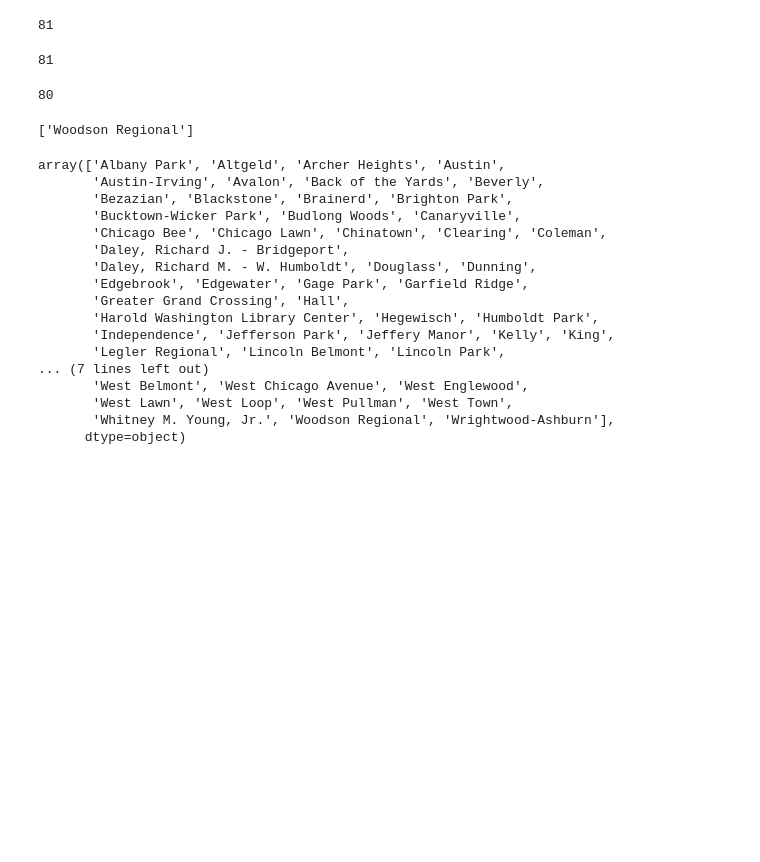
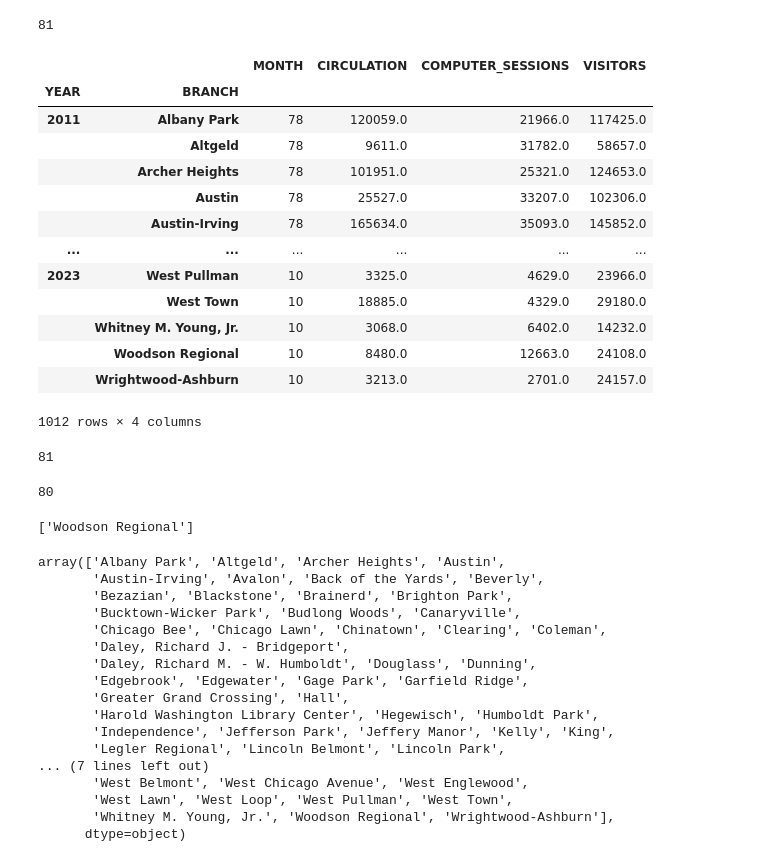
Before and after one commit to uchicago-dsi/cpl_project, a Jupyter notebook: can-summer-2023/rajvi_things/bubblemap_abby_rajviuse.ipynb, the cells around one changed output. Saved outputs shown, nothing was run; the diff lists cells and outputs as text; code cells hidden in the pictures; blank space fills up the shorter version.

```diff
--- a/can-summer-2023/rajvi_things/bubblemap_abby_rajviuse.ipynb
+++ b/can-summer-2023/rajvi_things/bubblemap_abby_rajviuse.ipynb
@@ -34,7 +48,22 @@ branchMetrics.BRANCH.unique().size
 # %%
 #getting sums of Circulation, Computer_Sessions, and Visitors in each branch by year
 metricsByYear = branchMetrics.groupby(['YEAR','BRANCH']).sum()
-#metricsByYear
+metricsByYear
+# %% [output]
+|  |  | MONTH | CIRCULATION | COMPUTER_SESSIONS | VISITORS |
+| YEAR | BRANCH |  |  |  |  |
+| 2011 | Albany Park | 78 | 120059.0 | 21966.0 | 117425.0 |
+|  | Altgeld | 78 | 9611.0 | 31782.0 | 58657.0 |
+|  | Archer Heights | 78 | 101951.0 | 25321.0 | 124653.0 |
+|  | Austin | 78 | 25527.0 | 33207.0 | 102306.0 |
+|  | Austin-Irving | 78 | 165634.0 | 35093.0 | 145852.0 |
+| ... | ... | ... | ... | ... | ... |
+| 2023 | West Pullman | 10 | 3325.0 | 4629.0 | 23966.0 |
+|  | West Town | 10 | 18885.0 | 4329.0 | 29180.0 |
+|  | Whitney M. Young, Jr. | 10 | 3068.0 | 6402.0 | 14232.0 |
+|  | Woodson Regional | 10 | 8480.0 | 12663.0 | 24108.0 |
+|  | Wrightwood-Ashburn | 10 | 3213.0 | 2701.0 | 24157.0 |
+1012 rows × 4 columns
 # %%
 #Resetting the index for metricsByYear and mergind with location data
 metricsByYear.reset_index(inplace = True)
```
Also changed, not shown: parts of 3 cells of this notebook, 1 other file.
